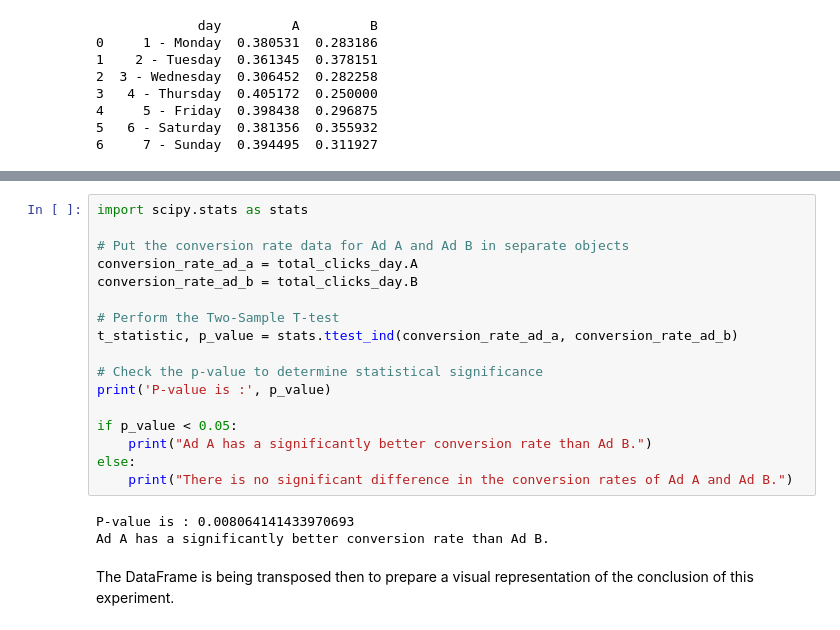
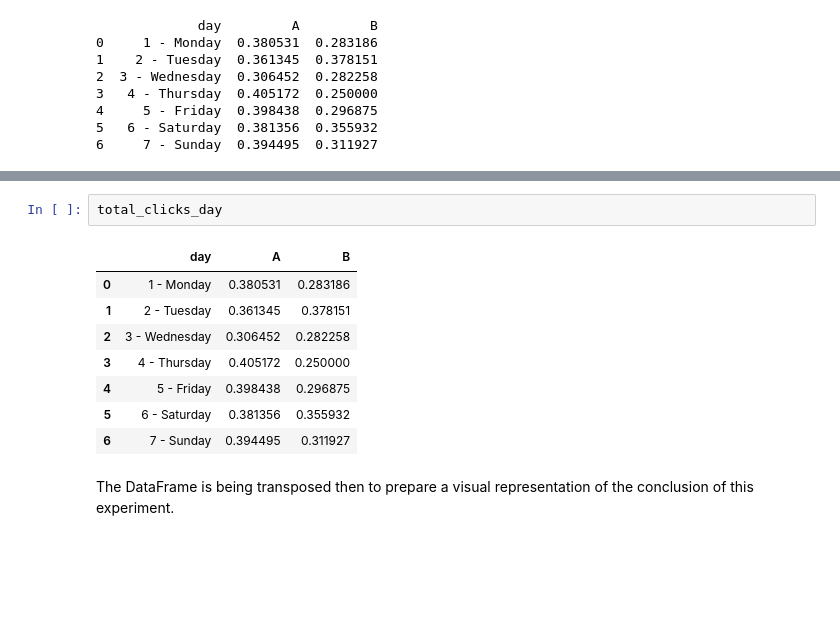
Before and after one commit to pedramsafaeifar/Ad_Clicks___AB_Testing, a Jupyter notebook: Ad_AB_Test_Using_Pandas_Aggregates.ipynb, the cells around one changed output, grey strips where cells are left out. Cells and saved outputs as stored; diff of their text form; blank space fills up the shorter version.

```diff
--- a/Ad_AB_Test_Using_Pandas_Aggregates.ipynb
+++ b/Ad_AB_Test_Using_Pandas_Aggregates.ipynb
@@ -330,23 +382,14 @@ Following the rule of thumb in scientific research, a significance level (alpha)
-# %%
-import scipy.stats as stats
-
-# Put the conversion rate data for Ad A and Ad B in separate objects
-conversion_rate_ad_a = total_clicks_day.A
-conversion_rate_ad_b = total_clicks_day.B
-
-# Perform the Two-Sample T-test
-t_statistic, p_value = stats.ttest_ind(conversion_rate_ad_a, conversion_rate_ad_b)
-
-# Check the p-value to determine statistical significance
-print('P-value is :', p_value)
-
-if p_value < 0.05:
-    print("Ad A has a significantly better conversion rate than Ad B.")
-else:
-    print("There is no significant difference in the conversion rates of Ad A and Ad B.")
-# %% [output]
-P-value is : 0.008064141433970693
-Ad A has a significantly better conversion rate than Ad B.
+# %%
+total_clicks_day
+# %% [output]
+|  | day | A | B |
+| 0 | 1 - Monday | 0.380531 | 0.283186 |
+| 1 | 2 - Tuesday | 0.361345 | 0.378151 |
+| 2 | 3 - Wednesday | 0.306452 | 0.282258 |
+| 3 | 4 - Thursday | 0.405172 | 0.250000 |
+| 4 | 5 - Friday | 0.398438 | 0.296875 |
+| 5 | 6 - Saturday | 0.381356 | 0.355932 |
+| 6 | 7 - Sunday | 0.394495 | 0.311927 |
 # %% [markdown]
 The DataFrame is being transposed then to prepare a visual representation of the conclusion of this experiment.
 # %%
```
Also changed, not shown: parts of 16 cells of this notebook.
